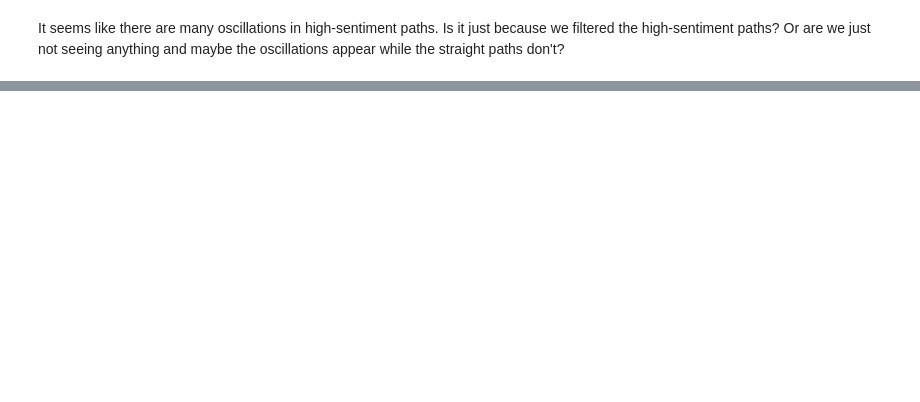
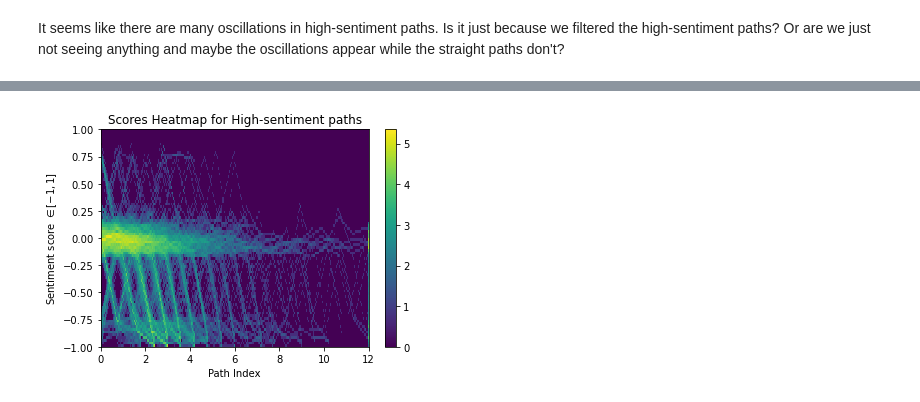
Before and after one commit to epfl-ada/ada-2023-project-statsquad3, a Jupyter notebook: Neutral articles.ipynb, the cells around one changed output, grey strips where cells are left out. Saved outputs shown, nothing was run; the diff lists cells and outputs as text; code cells hidden in the pictures; blank space fills up the shorter version.

```diff
--- a/Neutral articles.ipynb
+++ b/Neutral articles.ipynb
@@ -92,0 +175,4 @@ It seems like there are many oscillations in high-sentiment paths. Is it just be
+# %%
+path_heatmap(df_negative)
+# %% [output]
+[figure, added]
```
Also changed, not shown: parts of 25 cells of this notebook, 1 other file.
